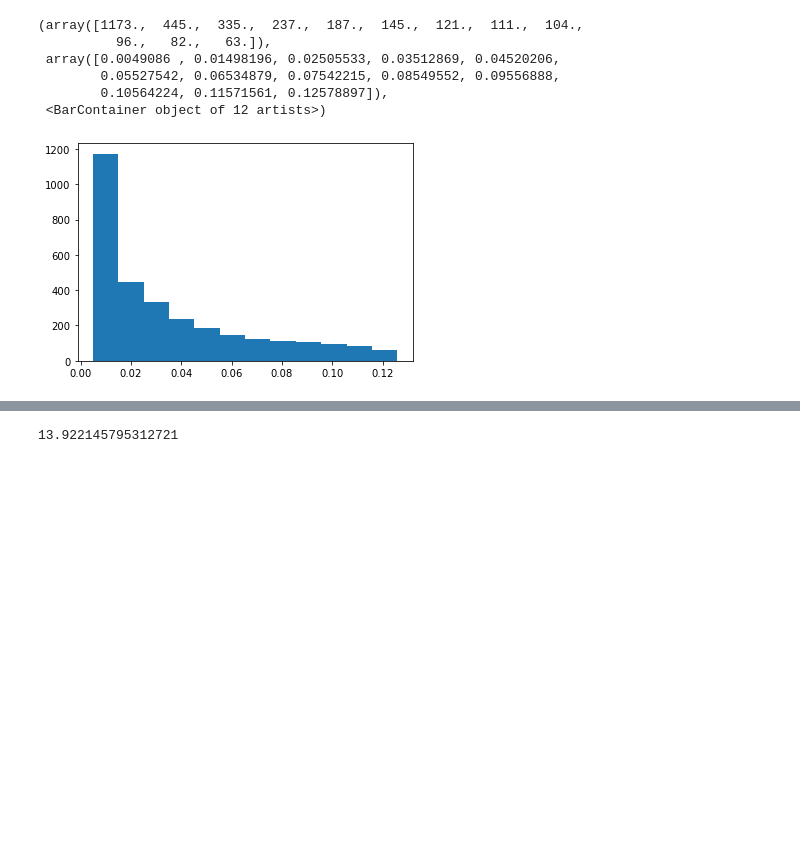
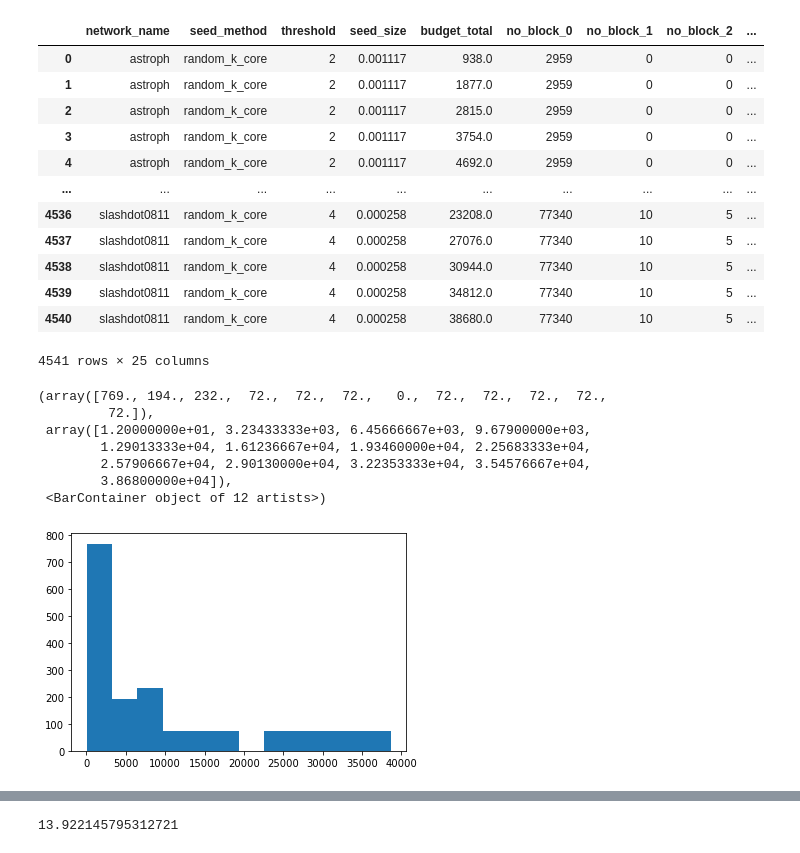
Before and after one commit to hcars/threshold_simulations_refactored, a Jupyter notebook: complex_net_proposal/experiment_results/analysis.ipynb, the cells around one changed output, grey strips where cells are left out. Saved outputs shown, nothing was run; the diff lists cells and outputs as text; code cells hidden in the pictures; blank space fills up the shorter version.

```diff
--- a/complex_net_proposal/experiment_results/analysis.ipynb
+++ b/complex_net_proposal/experiment_results/analysis.ipynb
@@ -22,18 +23,37 @@ results.head()
 # %%
 for i in range(results.shape[0]):
     if results.iloc[i,0] == "astroph":
         results.iloc[i, 3] /= 17903
         for j in range(results.shape[1] - 4, results.shape[1]):
             results.iloc[i,j] /= 17903
     elif results.iloc[i,0] == "fb-pages-politician":
         results.iloc[i, 3] /= 5908
         for j in range(results.shape[1] - 4, results.shape[1]):
             results.iloc[i,j] /= 5908
     elif results.iloc[i,0] == "wiki":
         results.iloc[i, 3] /= 7066
         for j in range(results.shape[1] - 4, results.shape[1]):
             results.iloc[i,j] /= 7066
-# results
+    elif results.iloc[i,0] == "slashdot0811":
+        results.iloc[i, 3] /= 77400
+        for j in range(results.shape[1] - 4, results.shape[1]):
+            results.iloc[i,j] /= 77400
+
+results
+# %% [output]
+|  | network_name | seed_method | threshold | seed_size | budget_total | no_block_0 | no_block_1 | no_block_2 | ... |
+| 0 | astroph | random_k_core | 2 | 0.001117 | 938.0 | 2959 | 0 | 0 | ... |
+| 1 | astroph | random_k_core | 2 | 0.001117 | 1877.0 | 2959 | 0 | 0 | ... |
+| 2 | astroph | random_k_core | 2 | 0.001117 | 2815.0 | 2959 | 0 | 0 | ... |
+| 3 | astroph | random_k_core | 2 | 0.001117 | 3754.0 | 2959 | 0 | 0 | ... |
+| 4 | astroph | random_k_core | 2 | 0.001117 | 4692.0 | 2959 | 0 | 0 | ... |
+| ... | ... | ... | ... | ... | ... | ... | ... | ... | ... |
+| 4536 | slashdot0811 | random_k_core | 4 | 0.000258 | 23208.0 | 77340 | 10 | 5 | ... |
+| 4537 | slashdot0811 | random_k_core | 4 | 0.000258 | 27076.0 | 77340 | 10 | 5 | ... |
+| 4538 | slashdot0811 | random_k_core | 4 | 0.000258 | 30944.0 | 77340 | 10 | 5 | ... |
+| 4539 | slashdot0811 | random_k_core | 4 | 0.000258 | 34812.0 | 77340 | 10 | 5 | ... |
+| 4540 | slashdot0811 | random_k_core | 4 | 0.000258 | 38680.0 | 77340 | 10 | 5 | ... |
+4541 rows × 25 columns
 # %%
 # split = results.groupby(['network_name', 'threshold', 'budget_total']).mean()
 # # split.iloc[:, -1]
@@ -48,17 +68,18 @@ for i in range(results.shape[0]):
 # %%
 # pd.set_option("display.max_rows", None, "display.max_columns", None)
 # # results[(results.network_name == "wiki") & (results.threshold == 2)].groupby('budget_total').max()
-results['gamma'] = results['total_cbh'] / results['total_degree']
+results['gamma'] = results['total_mcich_'] / results['total_degree_']
 high_vals = results[results.gamma > 1]
 plt.hist(high_vals['budget_total'], bins=12)
 # %% [output]
-(array([1173.,  445.,  335.,  237.,  187.,  145.,  121.,  111.,  104.,
-          96.,   82.,   63.]),
- array([0.0049086 , 0.01498196, 0.02505533, 0.03512869, 0.04520206,
-        0.05527542, 0.06534879, 0.07542215, 0.08549552, 0.09556888,
-        0.10564224, 0.11571561, 0.12578897]),
+(array([769., 194., 232.,  72.,  72.,  72.,   0.,  72.,  72.,  72.,  72.,
+         72.]),
+ array([1.20000000e+01, 3.23433333e+03, 6.45666667e+03, 9.67900000e+03,
+        1.29013333e+04, 1.61236667e+04, 1.93460000e+04, 2.25683333e+04,
+        2.57906667e+04, 2.90130000e+04, 3.22353333e+04, 3.54576667e+04,
+        3.86800000e+04]),
  <BarContainer object of 12 artists>)
-[figure, old version]
+[figure, new version]
 # %%
 
 
```
Also changed, not shown: parts of 2 cells of this notebook, 14 other files.
